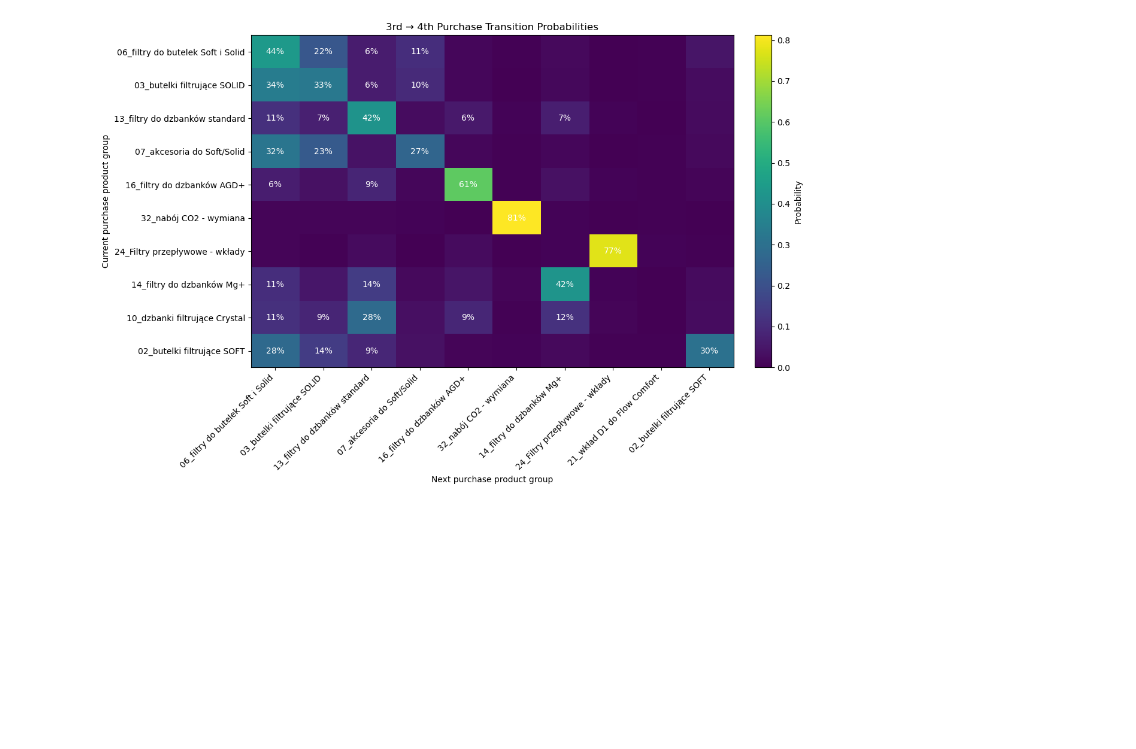
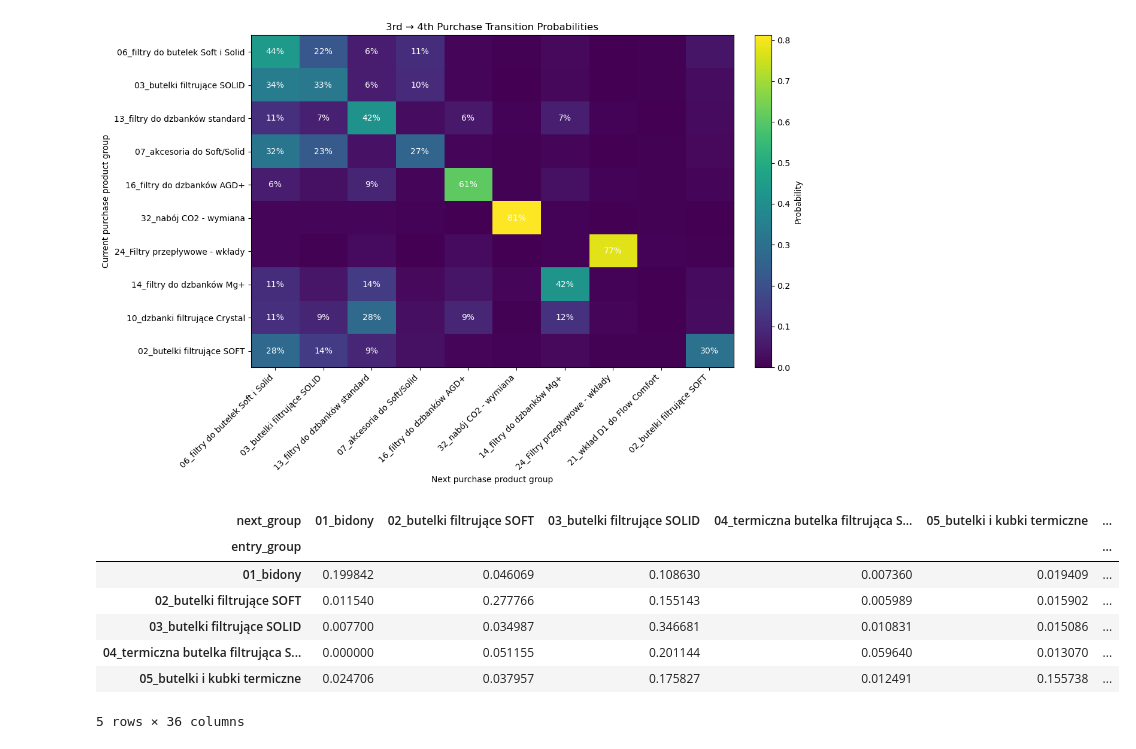
Before and after one commit to Stazar123/361sales, a Jupyter notebook: LTV_analysis/09_transition_matrix.ipynb, the cells around one changed output. Cells and saved outputs as stored; diff of their text form; code cells hidden in the pictures; blank space fills up the shorter version.

```diff
--- a/LTV_analysis/09_transition_matrix.ipynb
+++ b/LTV_analysis/09_transition_matrix.ipynb
@@ -529,3 +509,14 @@ def build_transition_matrix(df_k, k):
     )
 
     return transition_edges, transition_matrix
+# %%
+# Build transition matrices (must run before plotting)
+
+edges_1_2, matrix_1_2 = build_transition_matrix(df_k, k=1)
+edges_2_3, matrix_2_3 = build_transition_matrix(df_k, k=2)
+edges_3_4, matrix_3_4 = build_transition_matrix(df_k, k=3)
+
+# Optional sanity check: row sums should be ~1
+for name, mat in [("1→2", matrix_1_2), ("2→3", matrix_2_3), ("3→4", matrix_3_4)]:
+    max_dev = (mat.sum(axis=1) - 1).abs().max()
+    print(f"{name} max row-sum deviation: {max_dev:.6g}")
@@ -558,0 +560,11 @@ plot_transition_heatmap(
+# %%
+matrix_2_3.head()
+# %% [output]
+| next_group | 01_bidony | 02_butelki filtrujące SOFT | 03_butelki filtrujące SOLID | 04_termiczna butelka filtrująca S... | 05_butelki i kubki termiczne | ... |
+| entry_group |  |  |  |  |  | ... |
+| 01_bidony | 0.199842 | 0.046069 | 0.108630 | 0.007360 | 0.019409 | ... |
+| 02_butelki filtrujące SOFT | 0.011540 | 0.277766 | 0.155143 | 0.005989 | 0.015902 | ... |
+| 03_butelki filtrujące SOLID | 0.007700 | 0.034987 | 0.346681 | 0.010831 | 0.015086 | ... |
+| 04_termiczna butelka filtrująca S... | 0.000000 | 0.051155 | 0.201144 | 0.059640 | 0.013070 | ... |
+| 05_butelki i kubki termiczne | 0.024706 | 0.037957 | 0.175827 | 0.012491 | 0.155738 | ... |
+5 rows × 36 columns
```
Also changed, not shown: parts of 3 cells of this notebook, 2 other files.
